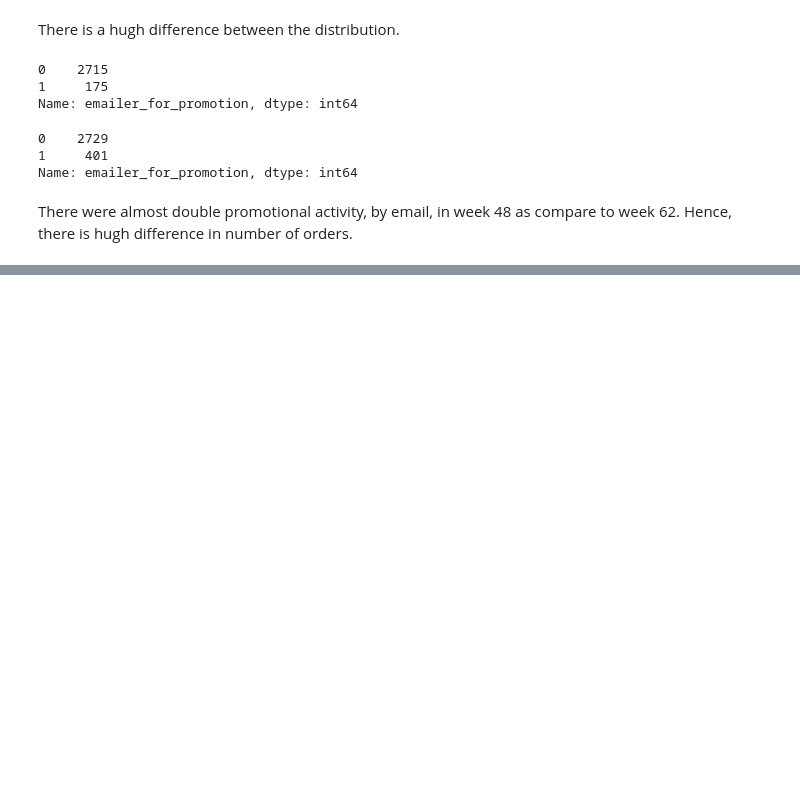
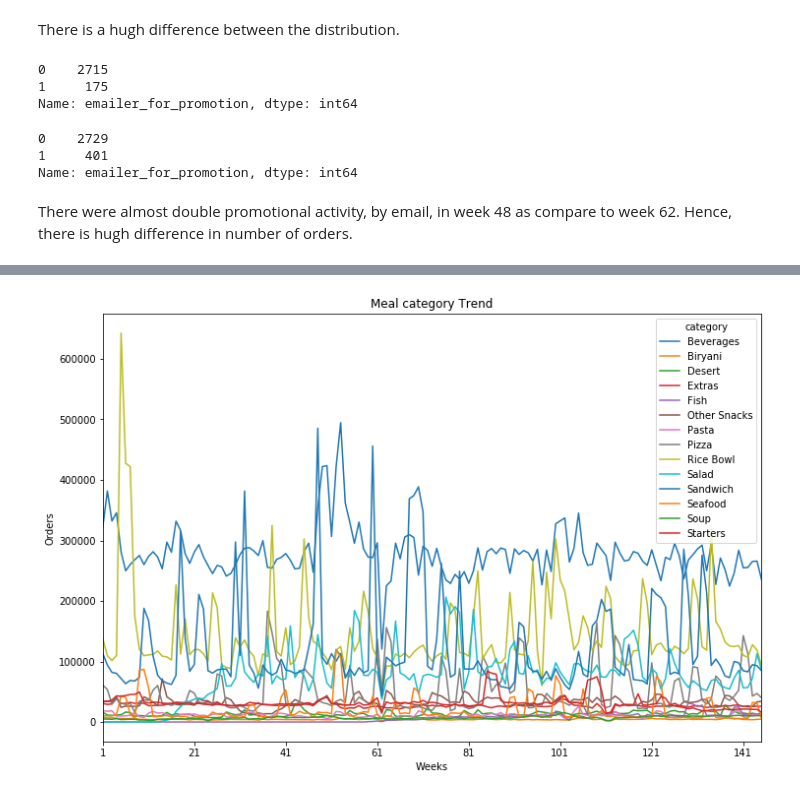
Before and after one commit to monilgudhka/food_demand_forecasting, a Jupyter notebook: data_analysis/story_telling.ipynb, the cells around one changed output, grey strips where cells are left out. Drawn from its saved outputs; the diff is of its cells as text; code cells hidden in the pictures; blank space fills up the shorter version.

```diff
--- a/data_analysis/story_telling.ipynb
+++ b/data_analysis/story_telling.ipynb
@@ -118,0 +146,4 @@ There were almost double promotional activity, by email, in week 48 as compare t
+# %%
+category_trend = dataset.pivot_table(index='week', columns='category', values='num_orders', aggfunc='sum')
+category_trend = category_trend.fillna(0)
+category_trend.head()
@@ -118,0 +158,8 @@ There were almost double promotional activity, by email, in week 48 as compare t
+# %%
+category_trend.plot(figsize=(12, 8))
+_ = plt.title("Meal category Trend")
+_ = plt.xlabel("Weeks")
+_ = plt.ylabel("Orders")
+plt.show()
+# %% [output]
+[figure, added]
```
Also changed, not shown: parts of 8 cells of this notebook.
